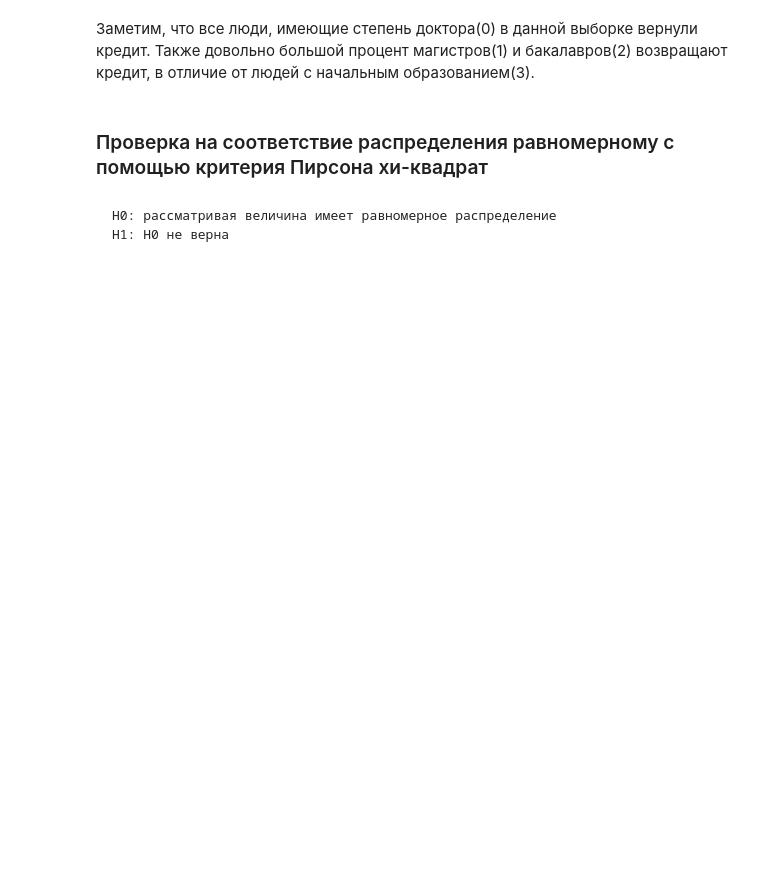
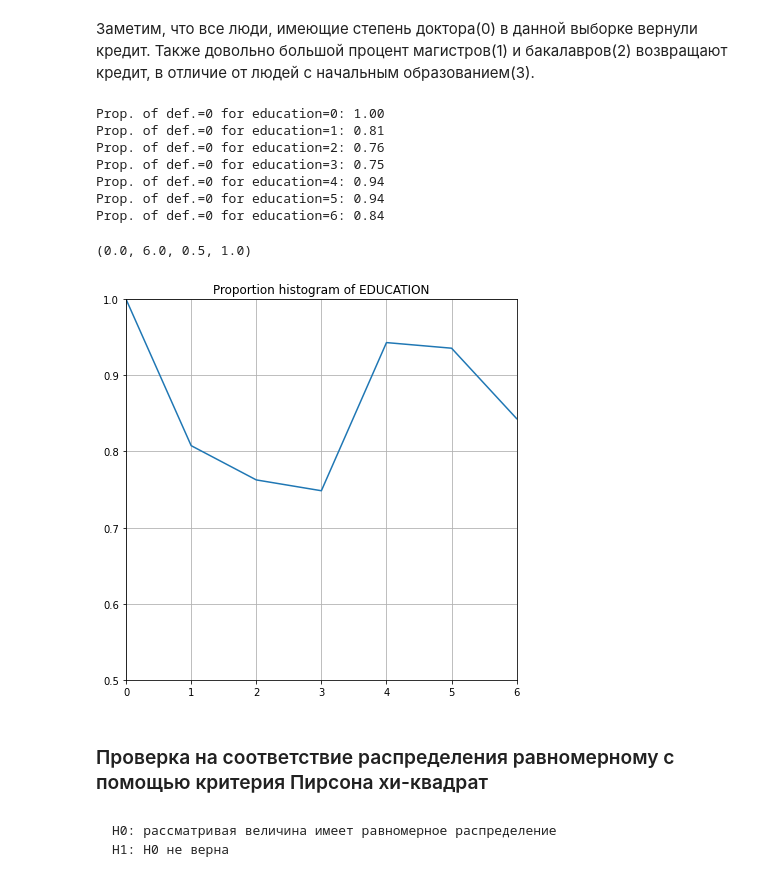
Before and after one commit to anafisa/ML-specialization, a Jupyter notebook: Stats for Data Analysis/Final Project/Credit Scoring/credit_scoring_assignment.ipynb, the cells around one changed output. Cells and saved outputs as stored; diff of their text form; code cells hidden in the pictures; blank space fills up the shorter version.

```diff
--- a/Stats for Data Analysis/Final Project/Credit Scoring/credit_scoring_assignment.ipynb
+++ b/Stats for Data Analysis/Final Project/Credit Scoring/credit_scoring_assignment.ipynb
@@ -275,5 +285,31 @@ edu_0.value_counts()
 # %% [markdown]
 Заметим, что все люди, имеющие степень доктора(0) в данной выборке вернули кредит. Также довольно большой процент магистров(1) и бакалавров(2) возвращают кредит, в отличие от людей с начальным образованием(3).
+# %%
+edu = data.EDUCATION
+
+edu_prop = np.empty( (len(np.unique(edu_0)), 2) )
+for i, ed_val in enumerate(np.unique(edu)):
+    edu_prop[i, 0] = ed_val
+    edu_prop[i, 1] = edu_0[edu_0 == ed_val].shape[0] / (edu_0[edu_0 == ed_val].shape[0] + edu_1[edu_1 == ed_val].shape[0])
+
+for ed_val, prop in edu_prop:
+    print('Prop. of def.=0 for education=%d: %.2f' % (ed_val, prop))
+
+plt.figure(1, figsize=(7,7))
+plt.title('Proportion histogram of EDUCATION')
+plt.plot(edu_prop[:,0], edu_prop[:,1])
+plt.grid()
+plt.axis([0, 6, 0.5, 1])
+# %% [output]
+Prop. of def.=0 for education=0: 1.00
+Prop. of def.=0 for education=1: 0.81
+Prop. of def.=0 for education=2: 0.76
+Prop. of def.=0 for education=3: 0.75
+Prop. of def.=0 for education=4: 0.94
+Prop. of def.=0 for education=5: 0.94
+Prop. of def.=0 for education=6: 0.84
+(0.0, 6.0, 0.5, 1.0)
+[figure, added]
 # %% [markdown]
 ### Проверка на соответствие распределения равномерному с помощью критерия Пирсона хи-квадрат
 # %% [markdown]
```
Also changed, not shown: parts of 20 cells of this notebook.
